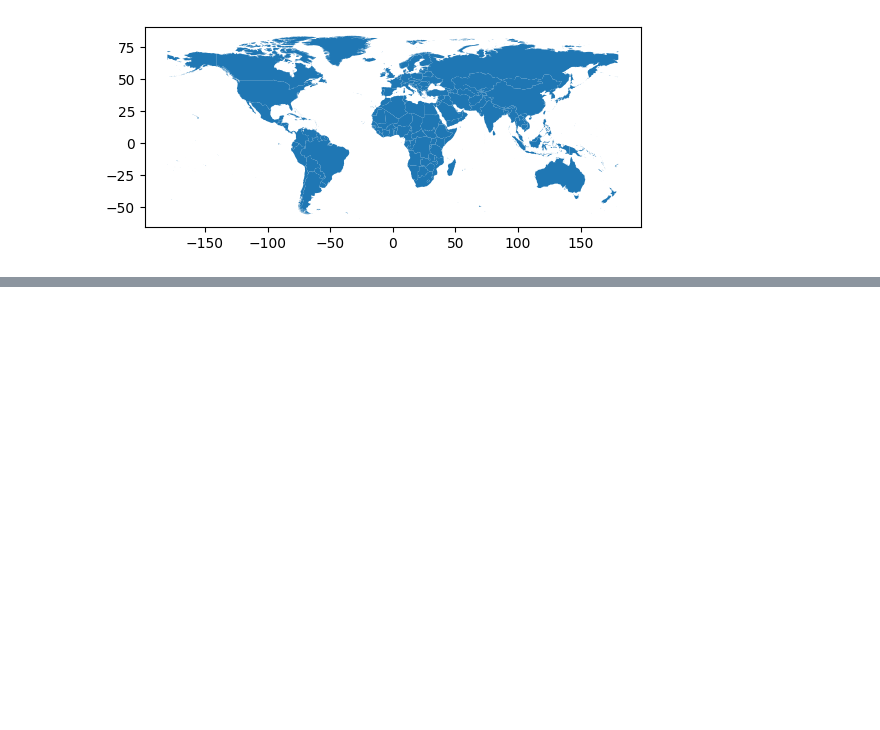
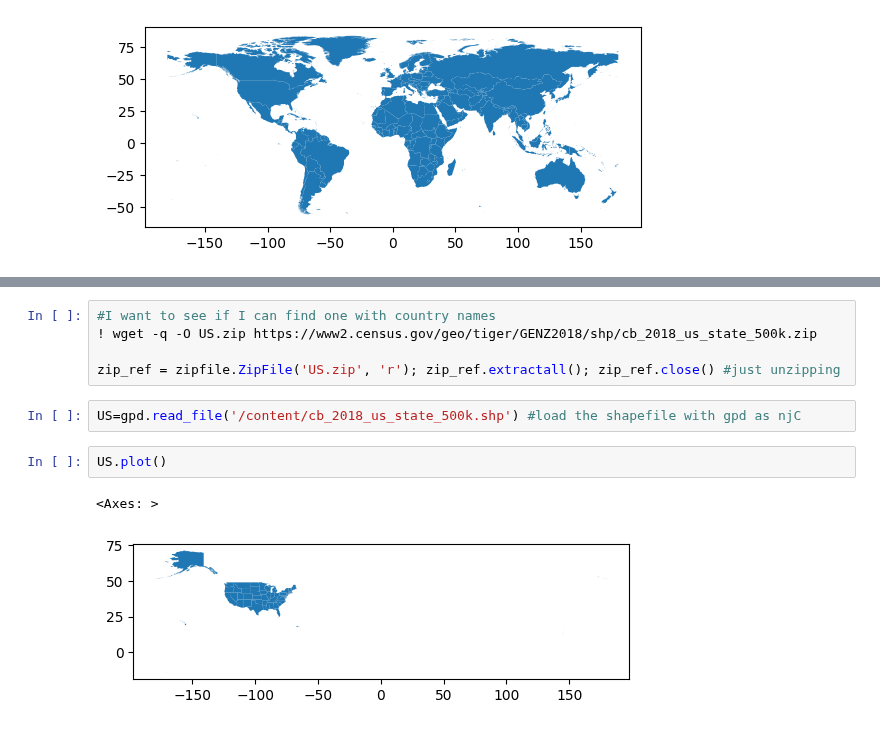
Before and after one commit to ewattudo/gis, a Jupyter notebook: PS0.ipynb, the cells around one changed output, grey strips where cells are left out. Cells and saved outputs as stored; diff of their text form; blank space fills up the shorter version.

```diff
--- a/PS0.ipynb
+++ b/PS0.ipynb
@@ -71,0 +84,12 @@ world.plot()
+# %%
+#I want to see if I can find one with country names
+! wget -q -O US.zip https://www2.census.gov/geo/tiger/GENZ2018/shp/cb_2018_us_state_500k.zip
+
+zip_ref = zipfile.ZipFile('US.zip', 'r'); zip_ref.extractall(); zip_ref.close() #just unzipping
+# %%
+US=gpd.read_file('/content/cb_2018_us_state_500k.shp') #load the shapefile with gpd as njC
+# %%
+US.plot()
+# %% [output]
+<Axes: >
+[figure, added]
```
Also changed, not shown: parts of 3 cells of this notebook.
